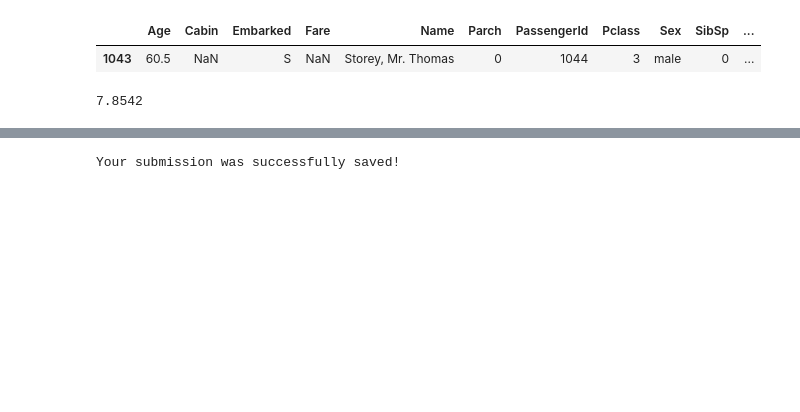
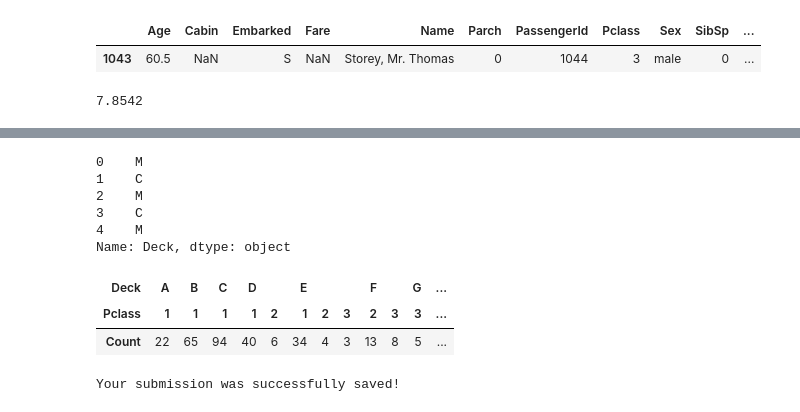
Before and after one commit to naimataki/Titanic---Machine-Learning-from-Disaster, a Jupyter notebook: getting-started-titanic.ipynb, the cells around one changed output, grey strips where cells are left out. Cells and saved outputs as stored; diff of their text form; code cells hidden in the pictures; blank space fills up the shorter version.

```diff
--- a/getting-started-titanic.ipynb
+++ b/getting-started-titanic.ipynb
@@ -263,0 +263,18 @@ Name: Cabin, Length: 295, dtype: object
+# %%
+all_data['Deck'] = all_data['Cabin'].apply(lambda x: x[0] if pd.notnull(x) else 'M')
+all_data['Deck'].head()
+# %% [output]
+0    M
+1    C
+2    M
+3    C
+4    M
+Name: Deck, dtype: object
+# %%
+all_data_decks = all_data.groupby(['Deck', 'Pclass']).count().drop(columns = ['Age', 'Cabin', 'Embarked', 'Fare', 'Parch', 'PassengerId', 'Sex', 'SibSp', 'Survived',
+                                                                              'Ticket']).rename(columns={'Name': 'Count'}).transpose()
+all_data_decks
+# %% [output]
+| Deck | A | B | C | D |  | E |  |  | F |  | G | ... |
+| Pclass | 1 | 1 | 1 | 1 | 2 | 1 | 2 | 3 | 2 | 3 | 3 | ... |
+| Count | 22 | 65 | 94 | 40 | 6 | 34 | 4 | 3 | 13 | 8 | 5 | ... |
```
Also changed, not shown: parts of 5 cells of this notebook.
